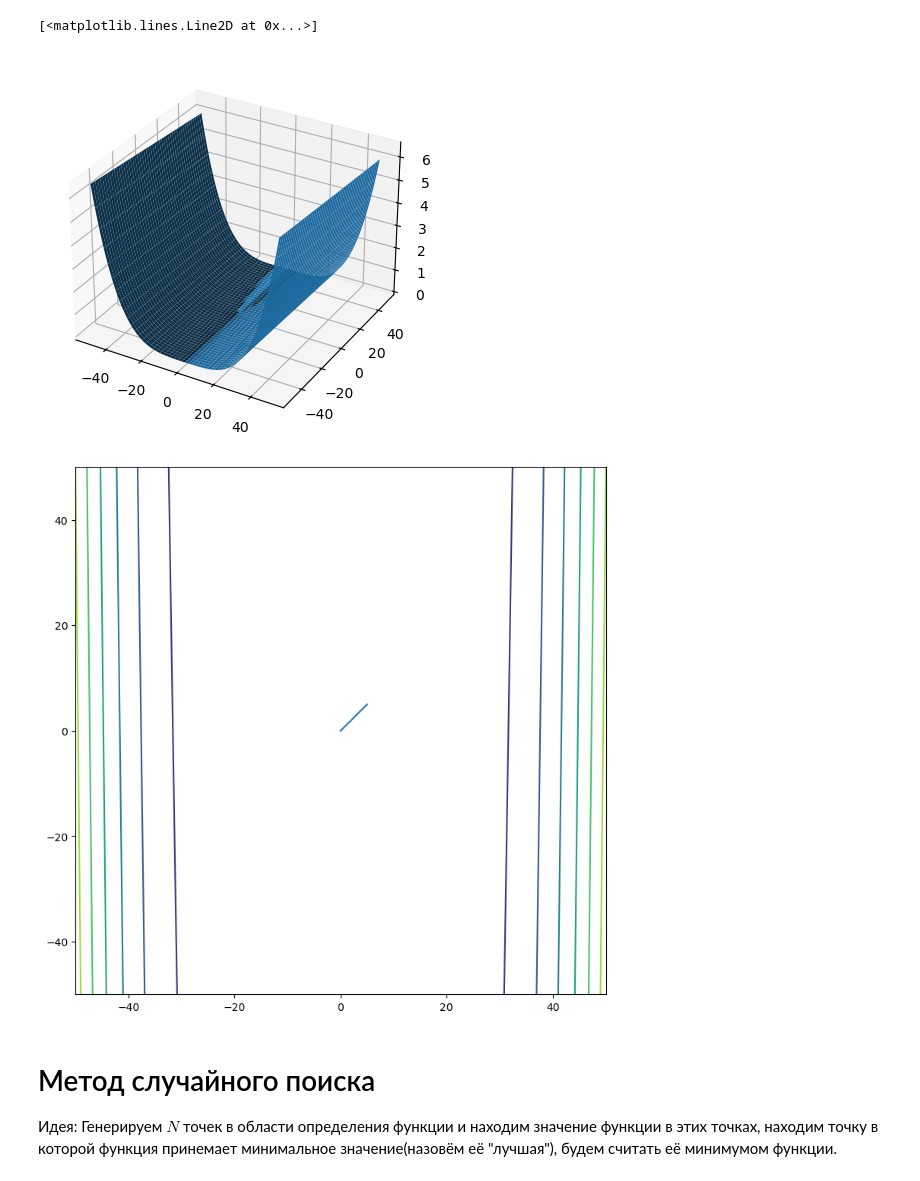
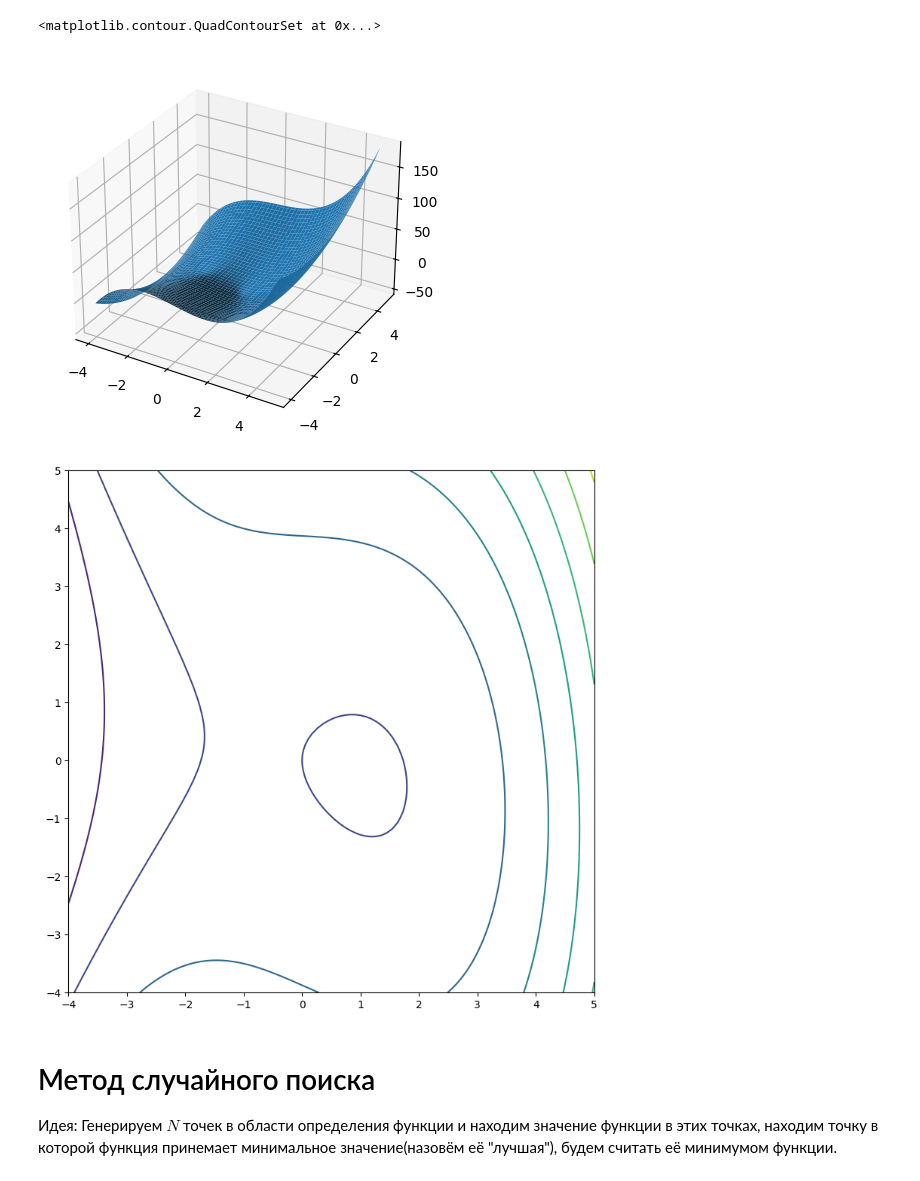
Before and after one commit to GordStep/Python-Mathematical-modeling-methods, a Jupyter notebook: source/minimum.ipynb, the cells around one changed output. Drawn from its saved outputs; the diff is of its cells as text; code cells hidden in the pictures.

```diff
--- a/source/minimum.ipynb
+++ b/source/minimum.ipynb
@@ -61,6 +35,11 @@ def Gesse(x):
 # %%
-x = np.linspace(-50, 50, 1000)
+x = np.linspace(-4, 5, 100)
 y = x
 x, y = np.meshgrid(x,y)
 # z = 2*x**4 + 4 * x + 3 * y**4 - 39 * y + 129.75
-z = (1 - x)**2 + 100 * (y - x**2)**2
+# z = (1 - x)**2 + 100 * (y - x**2)**2
+# z = y**4 + x**3 + x**2 * y**2 - x * y
+
+# z = x**3 + 30 *x**2 + 6 *x*y + 264 * x + 8 * y**2 - 144*y**2 + 924*y - 1087
+
+z = x**3 - 3*x +2*y**2 + x * y
@@ -67,18 +51,18 @@ z = (1 - x)**2 + 100 * (y - x**2)**2
 # %%
 fig = plt.figure()
 figu = fig.add_subplot(111, projection='3d')
 figu.plot_surface(x, y, z, label='sin')
 # f.set(zlim=(0, 10))
 # figu.contour(x, y, z)
 plt.figure(figsize=(9, 9))
 
 plt.contour(x, y, z)
 
-plt.plot([0,5], [0, 5])
+# plt.plot([0,5], [0, 5])
 # %% [output]
-[<matplotlib.lines.Line2D at 0x...>]
+<matplotlib.contour.QuadContourSet at 0x...>
-[figure, old version]
+[figure, new version]
-[figure, old version]
+[figure, new version]
 # %% [markdown]
 # Метод случайного поиска
 Идея: Генерируем $N$ точек в области определения функции и находим значение функции в этих точках, находим точку в которой функция принемает минимальное значение(назовём её "лучшая"), будем считать её минимумом функции.
```
Also changed, not shown: parts of 23 cells of this notebook, 1 other file.
